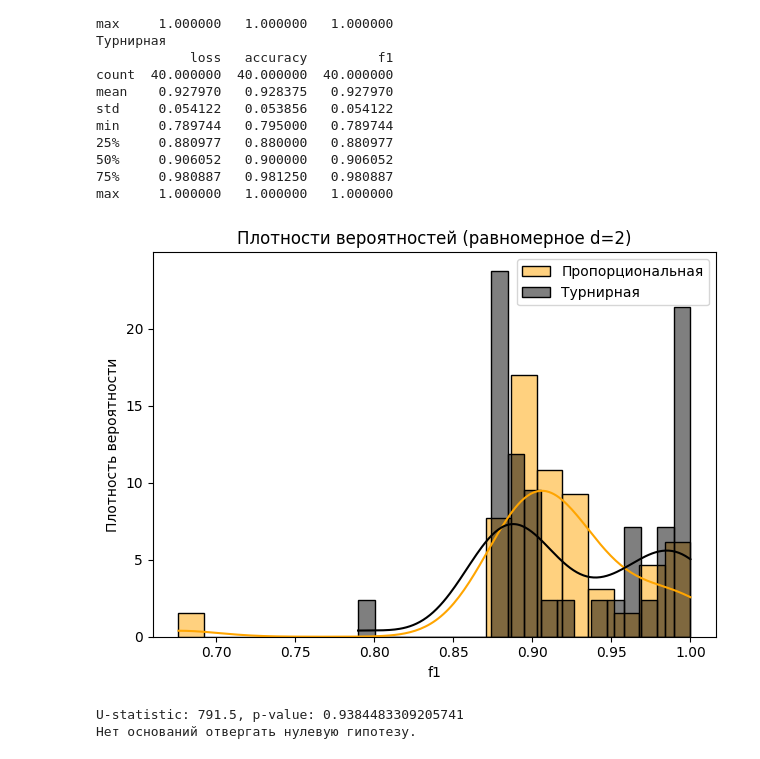
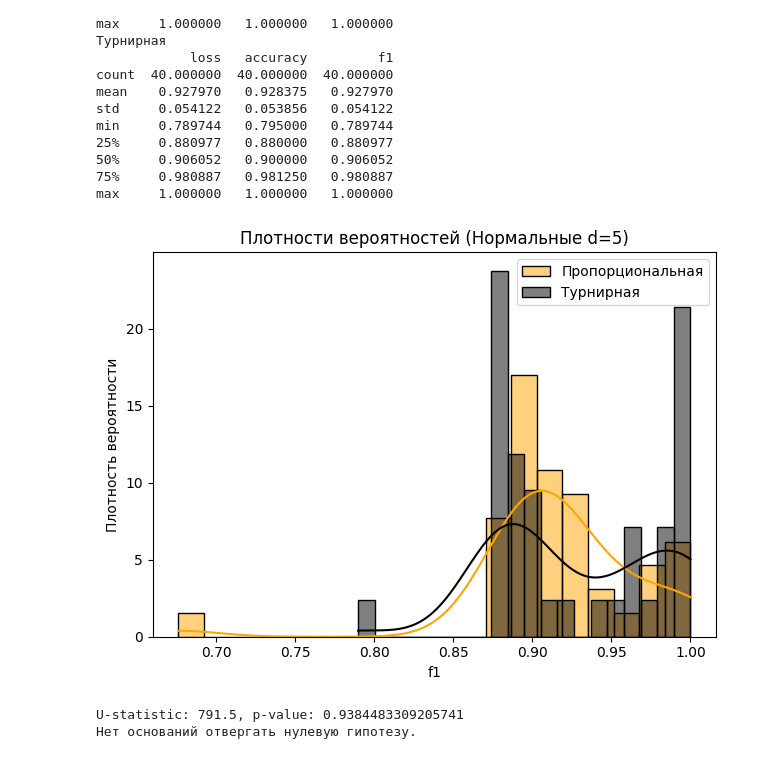
Before and after one commit to geseron/genetic_program, a Jupyter notebook: research.ipynb, the cells around one changed output. Drawn from its saved outputs; the diff is of its cells as text; code cells hidden in the pictures.

```diff
--- a/research.ipynb
+++ b/research.ipynb
@@ -211,15 +211,15 @@ max     1.000000   1.000000   1.000000
 # %%
 sns.histplot(data_prop['f1'], kde=True, stat="density", color='orange', bins=20, label ='Пропорциональная')
 sns.histplot(data_tour['f1'], kde=True, stat="density", color='black', bins=20, label ='Турнирная')
-plt.title('Плотности вероятностей (равномерное d=2)')
+plt.title('Плотности вероятностей (Нормальные d=5)')
 plt.xlabel('f1')
 plt.ylabel('Плотность вероятности')
 plt.legend()
 
 plt.tight_layout()
 plt.show()
 # %% [output]
-[figure, old version]
+[figure, new version]
 # %%
 u_statistic, p_value = stats.mannwhitneyu(data_prop['f1'], data_tour['f1'])
 
```
Also changed, not shown: parts of 2 cells of this notebook, 9 other files.
